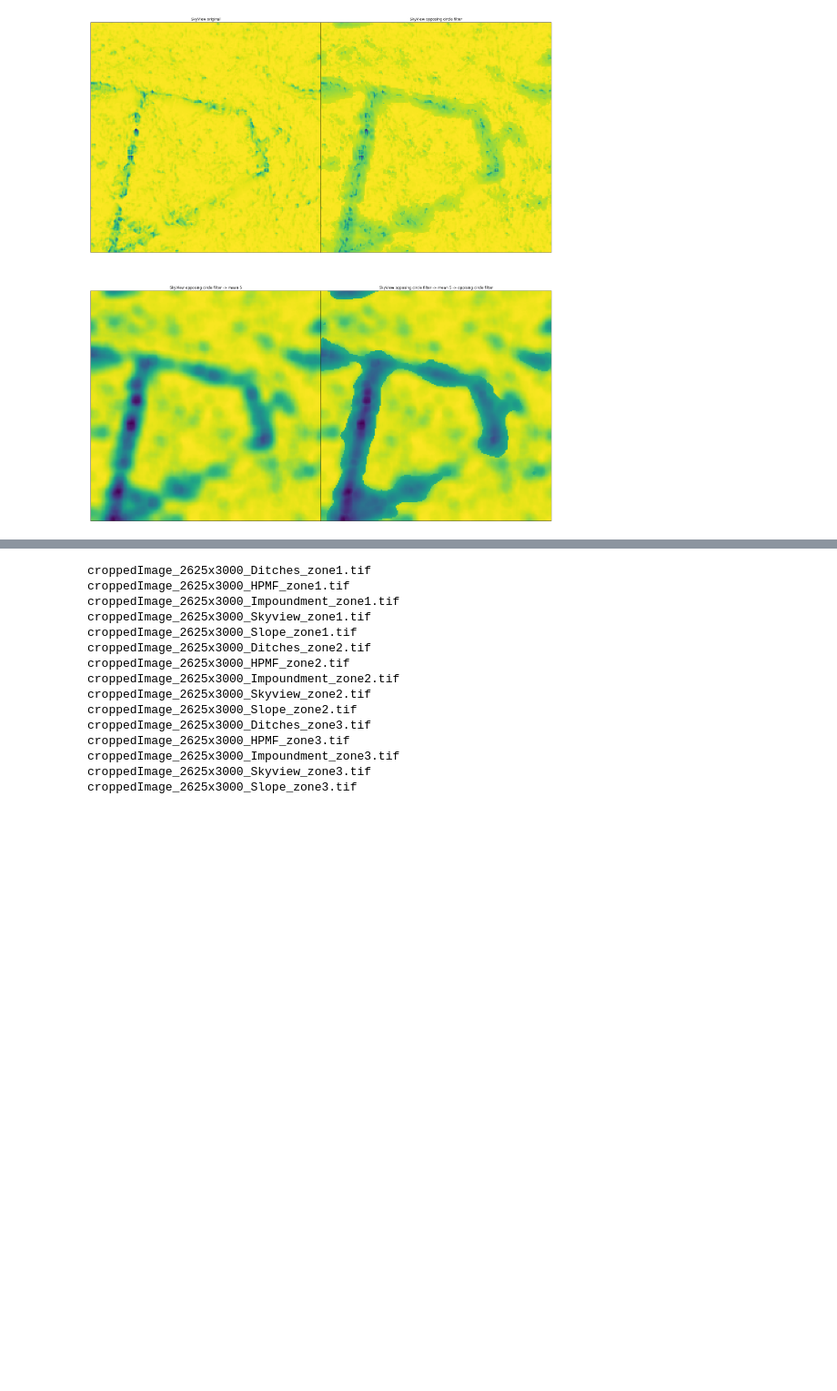
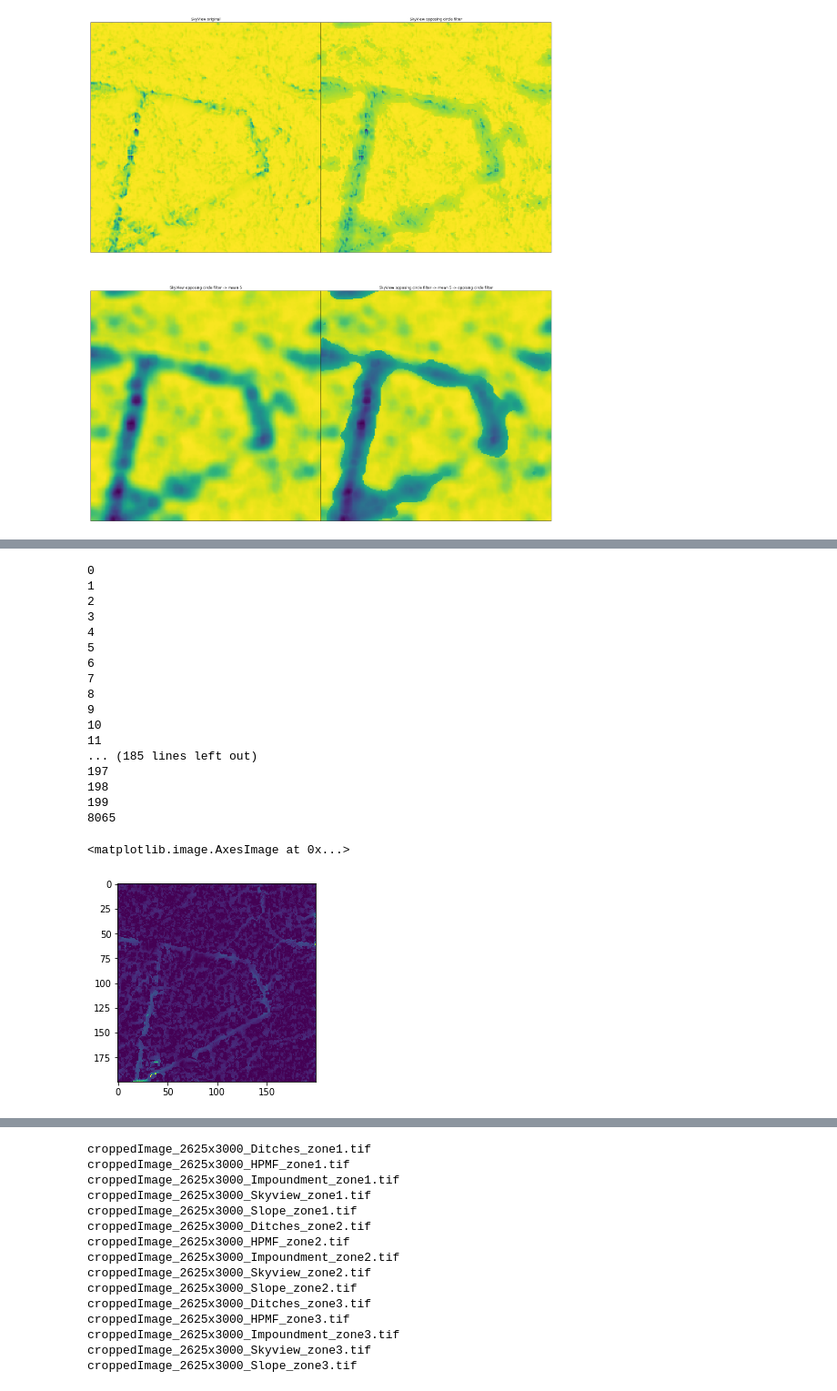
Before and after one commit to jonatan-flyckt/bachelors-thesis-playground, a Jupyter notebook: jonatan_features/features.ipynb, the cells around one changed output, grey strips where cells are left out. Shown at 91% size. Drawn from its saved outputs; the diff is of its cells as text; code cells hidden in the pictures; blank space fills up the shorter version.

Commit message:
Adds impoundment values for filter.

```diff
--- a/jonatan_features/features.ipynb
+++ b/jonatan_features/features.ipynb
@@ -317,3 +317,6 @@ ax[3].imshow(newNewSkyViewArr)
 0.9443
 <matplotlib.image.AxesImage at 0x...>
 [figure]
+# %%
+impoundmentArr = np.asarray(Image.open("../cropped_data/croppedImage_Impoundment200x200.tif"))
+impoundmentArr.shape
@@ -319,0 +356,23 @@ ax[3].imshow(newNewSkyViewArr)
+# %%
+newImpoundmentArr = OpposingCircleFilter(impoundmentArr, 3, 3, 0.2)
+plt.imshow(newImpoundmentArr)
+# %% [output]
+0
+1
+2
+3
+4
+5
+6
+7
+8
+9
+10
+11
+... (185 lines left out)
+197
+198
+199
+8065
+<matplotlib.image.AxesImage at 0x...>
+[figure, added]
```
Also changed, not shown: parts of 6 cells of this notebook, 1 other file.
